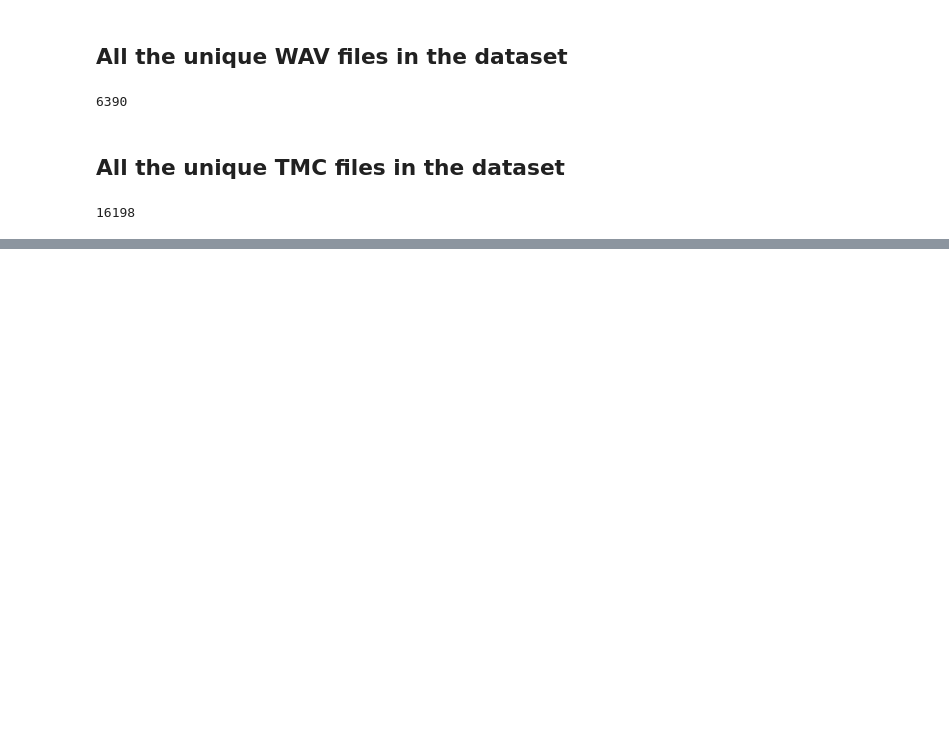
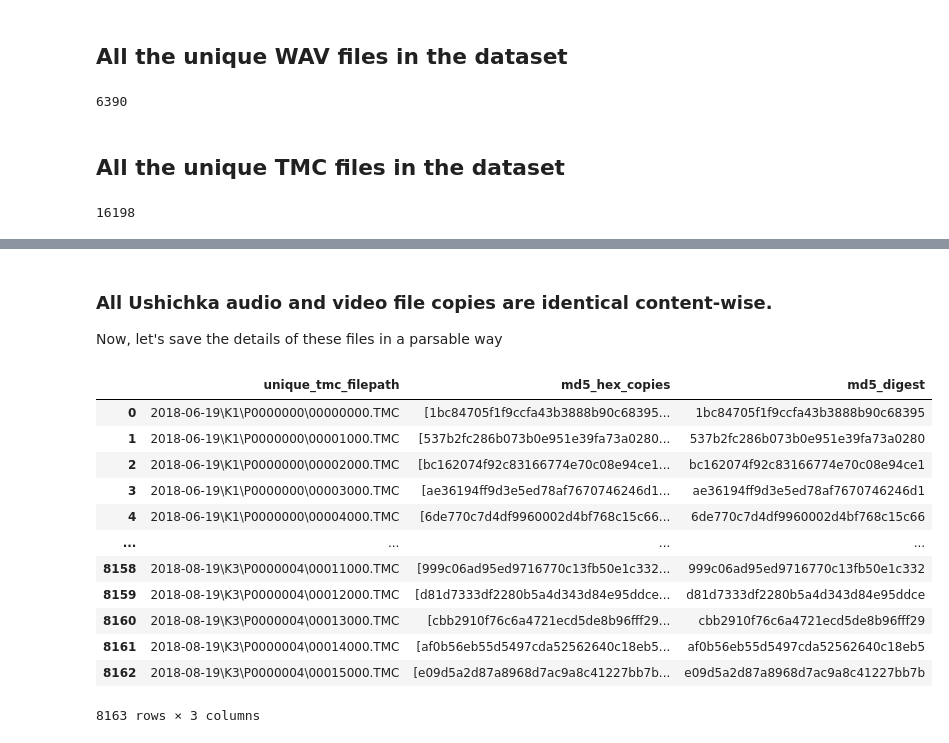
Before and after one commit to thejasvibr/projectushichka, a Jupyter notebook: ushichka_docs/What is in the Ushichka dataset.ipynb, the cells around one changed output, grey strips where cells are left out. Cells and saved outputs as stored; diff of their text form; code cells hidden in the pictures; blank space fills up the shorter version.

Commit message:
generate list of WAV and TMC files.

```diff
--- a/ushichka_docs/What is in the Ushichka dataset.ipynb
+++ b/ushichka_docs/What is in the Ushichka dataset.ipynb
@@ -301,0 +419,21 @@ print(len(tmc_unique))
+# %%
+def generate_md5sum_hexadecimal(filepath):
+    md5_hash = hashlib.md5()
+    with open(filepath,"rb") as f:
+        # Read and update hash in chunks of 4K
+        for byte_block in iter(lambda: f.read(4096),b""):
+            md5_hash.update(byte_block)
+        return md5_hash.hexdigest()
+
+def get_filecopy_hexdigests(partial_filepath, all_contents):
+    '''
+    Checks for
+    '''
+    file_copies = [ eachfile for eachfile in all_contents if partial_filepath in eachfile]
+    if len(file_copies)>0:
+        # generate hex digests for each file copy
+        return [generate_md5sum_hexadecimal(each) for each in file_copies]
+    else:
+        return 'NaN'
+# %%
+tmc_copy_hexes = Parallel(n_jobs=4)(delayed(get_filecopy_hexdigests)(each, all_drives_tmc) for each in tqdm.tqdm(ushichka_tmcfiles))
@@ -301,0 +453,2 @@ print(len(tmc_unique))
+# %%
+tmc_hexbase = pd.DataFrame(data={'unique_tmc_filepath':ushichka_tmcfiles, 'md5_hex_copies':tmc_copy_hexes})
@@ -301,0 +508,22 @@ print(len(tmc_unique))
+# %% [markdown]
+### All Ushichka audio and video file copies are identical content-wise.
+Now, let's save the details of these files in a parsable way
+# %%
+tmc_hexbase['md5_digest'] = tmc_hexbase['md5_hex_copies'].apply(lambda X: X[0])
+wav_hexbase['md5_digest'] = wav_hexbase['md5_hex_copies'].apply(lambda X: X[0])
+# %%
+tmc_hexbase
+# %% [output]
+|  | unique_tmc_filepath | md5_hex_copies | md5_digest |
+| 0 | 2018-06-19\K1\P0000000\00000000.TMC | [1bc84705f1f9ccfa43b3888b90c68395... | 1bc84705f1f9ccfa43b3888b90c68395 |
+| 1 | 2018-06-19\K1\P0000000\00001000.TMC | [537b2fc286b073b0e951e39fa73a0280... | 537b2fc286b073b0e951e39fa73a0280 |
+| 2 | 2018-06-19\K1\P0000000\00002000.TMC | [bc162074f92c83166774e70c08e94ce1... | bc162074f92c83166774e70c08e94ce1 |
+| 3 | 2018-06-19\K1\P0000000\00003000.TMC | [ae36194ff9d3e5ed78af7670746246d1... | ae36194ff9d3e5ed78af7670746246d1 |
+| 4 | 2018-06-19\K1\P0000000\00004000.TMC | [6de770c7d4df9960002d4bf768c15c66... | 6de770c7d4df9960002d4bf768c15c66 |
+| ... | ... | ... | ... |
+| 8158 | 2018-08-19\K3\P0000004\00011000.TMC | [999c06ad95ed9716770c13fb50e1c332... | 999c06ad95ed9716770c13fb50e1c332 |
+| 8159 | 2018-08-19\K3\P0000004\00012000.TMC | [d81d7333df2280b5a4d343d84e95ddce... | d81d7333df2280b5a4d343d84e95ddce |
+| 8160 | 2018-08-19\K3\P0000004\00013000.TMC | [cbb2910f76c6a4721ecd5de8b96fff29... | cbb2910f76c6a4721ecd5de8b96fff29 |
+| 8161 | 2018-08-19\K3\P0000004\00014000.TMC | [af0b56eb55d5497cda52562640c18eb5... | af0b56eb55d5497cda52562640c18eb5 |
+| 8162 | 2018-08-19\K3\P0000004\00015000.TMC | [e09d5a2d87a8968d7ac9a8c41227bb7b... | e09d5a2d87a8968d7ac9a8c41227bb7b |
+8163 rows × 3 columns
```
Also changed, not shown: parts of 29 cells of this notebook, 3 other files.
